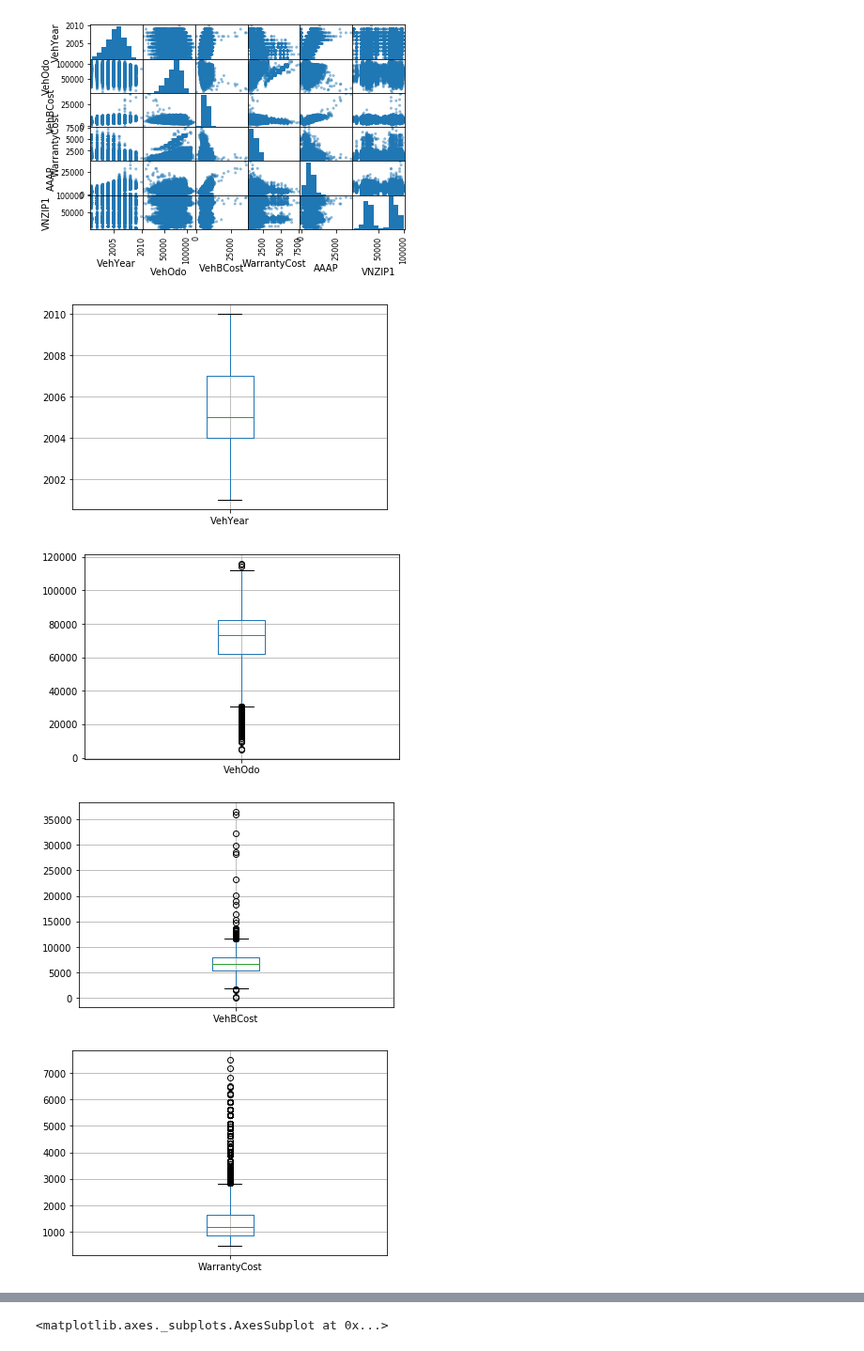
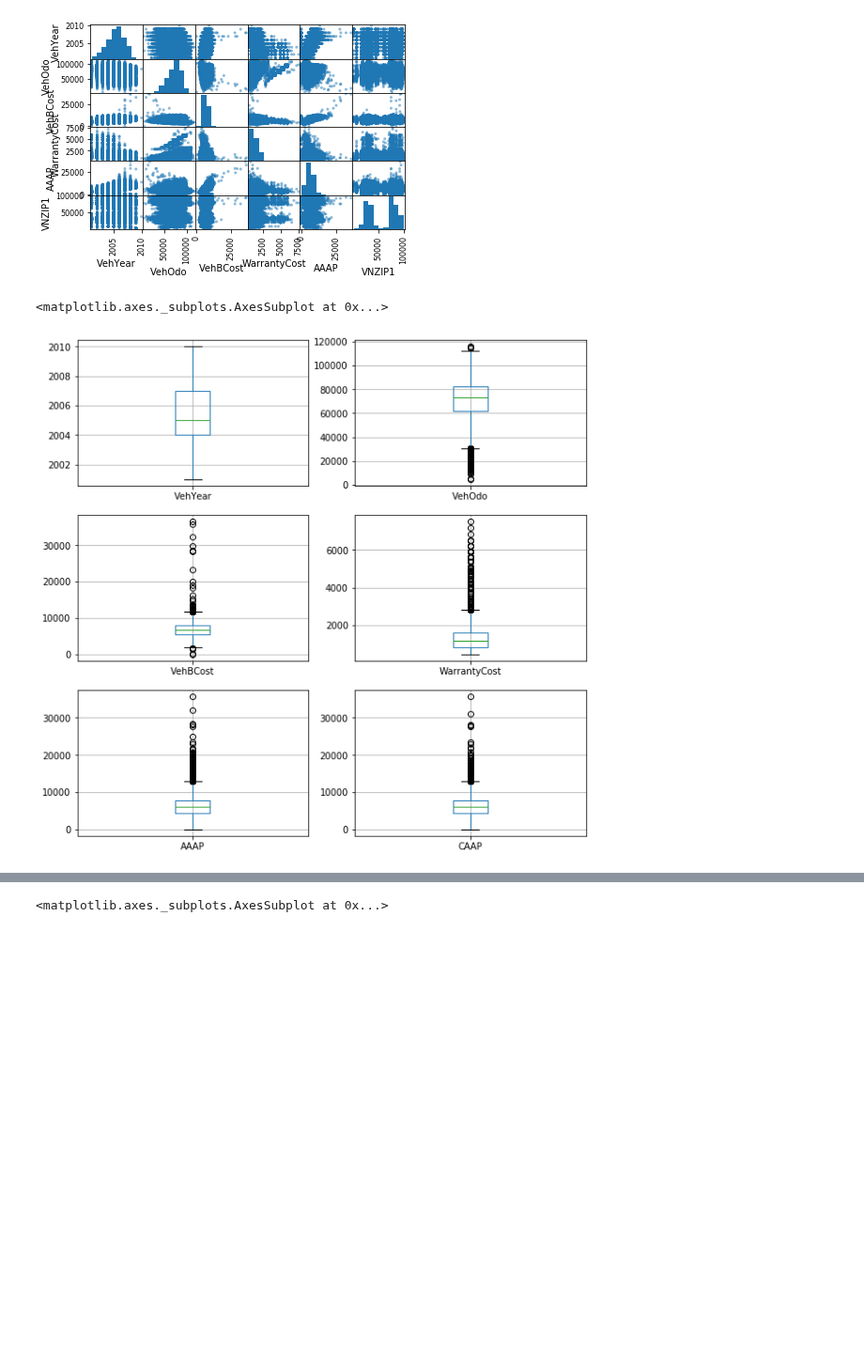
Before and after one commit to andybbruno/DataMining, a Jupyter notebook: DataUnderstanding.ipynb, the cells around one changed output, grey strips where cells are left out. Shown at 94% size. Saved outputs shown, nothing was run; the diff lists cells and outputs as text; code cells hidden in the pictures; blank space fills up the shorter version.

```diff
--- a/DataUnderstanding.ipynb
+++ b/DataUnderstanding.ipynb
@@ -176,20 +176,26 @@ plt.show()
 # %% [output]
 [figure]
 # %%
+fig = plt.figure(figsize=(10, 10))
+fig_dims = (3, 2)
+
+plt.subplot2grid(fig_dims, (0, 0))
 df.boxplot(column=['VehYear'])
-plt.show()
+
+plt.subplot2grid(fig_dims, (0, 1))
 df.boxplot(column=['VehOdo'])
-plt.show()
+
+plt.subplot2grid(fig_dims, (1, 0))
 df.boxplot(column=['VehBCost'])
-plt.show()
+
+plt.subplot2grid(fig_dims, (1, 1))
 df.boxplot(column=['WarrantyCost'])
-plt.show()
+
+plt.subplot2grid(fig_dims, (2, 0))
 df.boxplot(column=['AAAP'])
-plt.show()
-df.boxplot(column=['VNZIP1'])
-plt.show()
+
+plt.subplot2grid(fig_dims, (2, 1))
+df.boxplot(column=['CAAP'])
 # %% [output]
+<matplotlib.axes._subplots.AxesSubplot at 0x...>
-[figure, old version]
+[figure, new version]
-[figure, removed]
-[figure, removed]
-[figure, removed]
```
Also changed, not shown: parts of 4 cells of this notebook.
